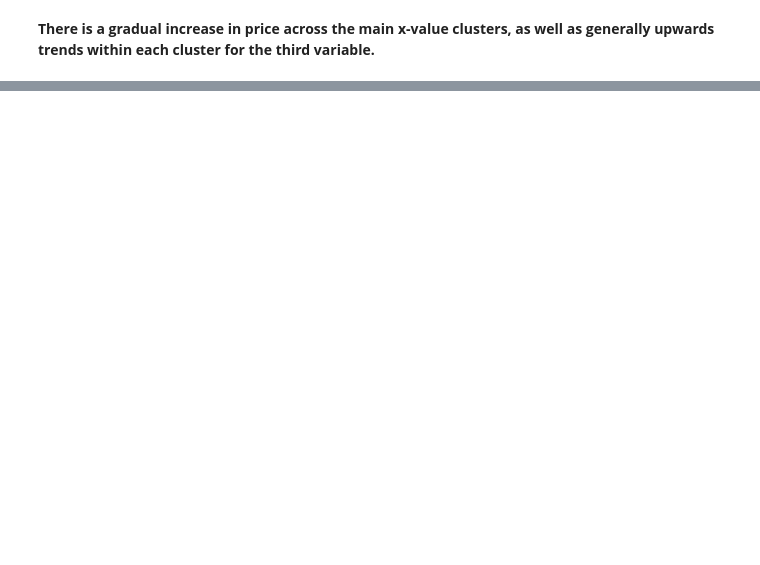
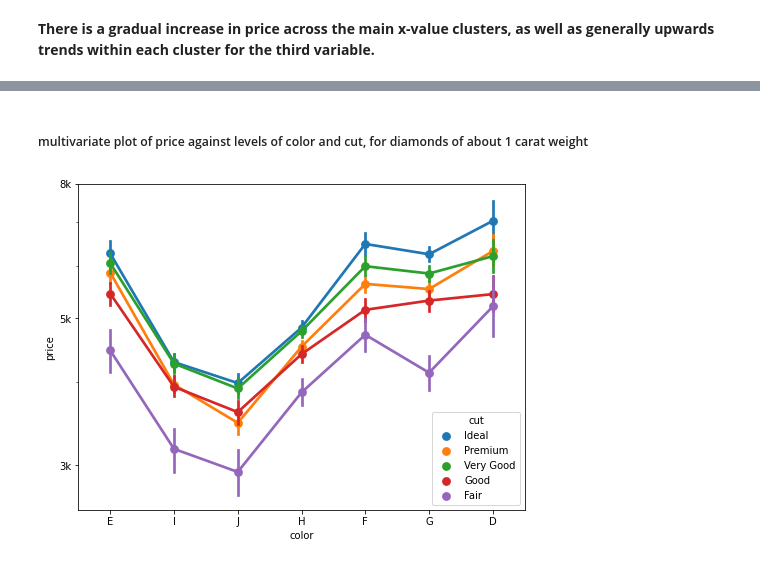
Before and after one commit to jumbamark/Diamond-Explanatory-Analysis, a Jupyter notebook: visualization_report.ipynb, the cells around one changed output, grey strips where cells are left out. Drawn from its saved outputs; the diff is of its cells as text; code cells hidden in the pictures; blank space fills up the shorter version.

```diff
--- a/visualization_report.ipynb
+++ b/visualization_report.ipynb
@@ -243,0 +248,17 @@ __There is a gradual increase in price across the main x-value clusters, as well
+# %%
+def cuberoot_trans(x, inverse=False):
+    """ quick function for computing cube root and cube operations """
+    if not inverse:
+        return x ** (1/3)
+    else:
+        return x ** 3
+# %%
+# scatter plot of price vs. carat, with log transform on price axis and
+# cube-root transform on price
+diamonds['cr_carat'] = diamonds['carat'].apply(cuberoot_trans)
+plt.figure(figsize=[8, 6])
+
+plt.scatter(data=diamonds, x='cr_carat', y='price')
+plt.xlabel('cube root of carat')
+plt.yscale('log')
+plt.show()
@@ -243,0 +267,20 @@ __There is a gradual increase in price across the main x-value clusters, as well
+# %% [markdown]
+##### multivariate plot of price against levels of color and cut, for diamonds of about 1 carat weight
+# %%
+# select diamonds of approximately 1 carat
+diamond_flag = (diamonds['carat'] >= 0.99) & (diamonds['carat'] <= 1.03)
+diamonds_1c = diamonds.loc[diamond_flag, :]
+# %%
+plt.figure(figsize=[8, 6])
+
+ax = sb.pointplot(data=diamonds_1c, x='color', y='price', hue='cut')
+
+# special handling of tick marks following seaborn function - you might try
+# doing a log transform on the data itself instead of this workaround.
+plt.yscale('log')
+plt.yticks([3000, 5000, 8000], ['3k', '5k', '8k'])
+ax.set_yticklabels([], minor=True)
+
+plt.show()
+# %% [output]
+[figure, added]
```
Also changed, not shown: parts of 9 cells of this notebook.
